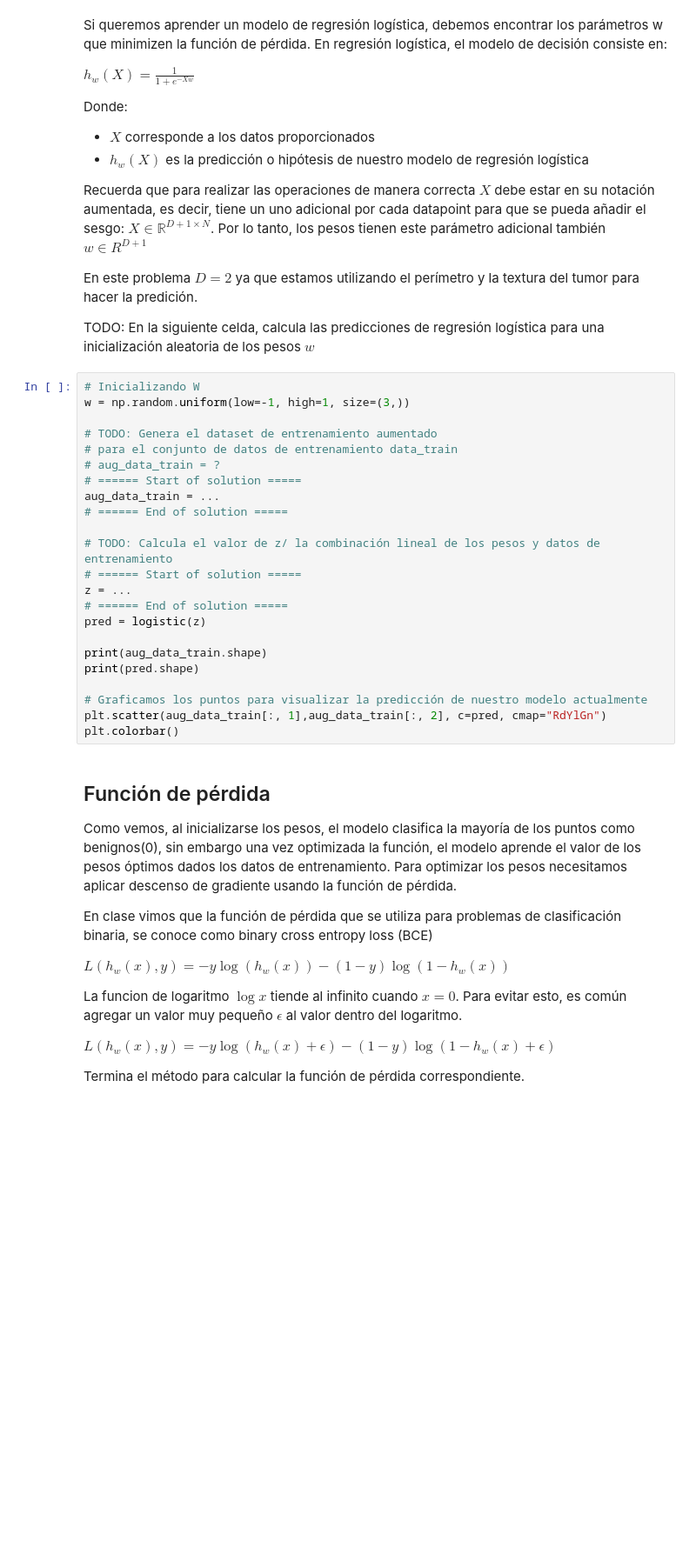
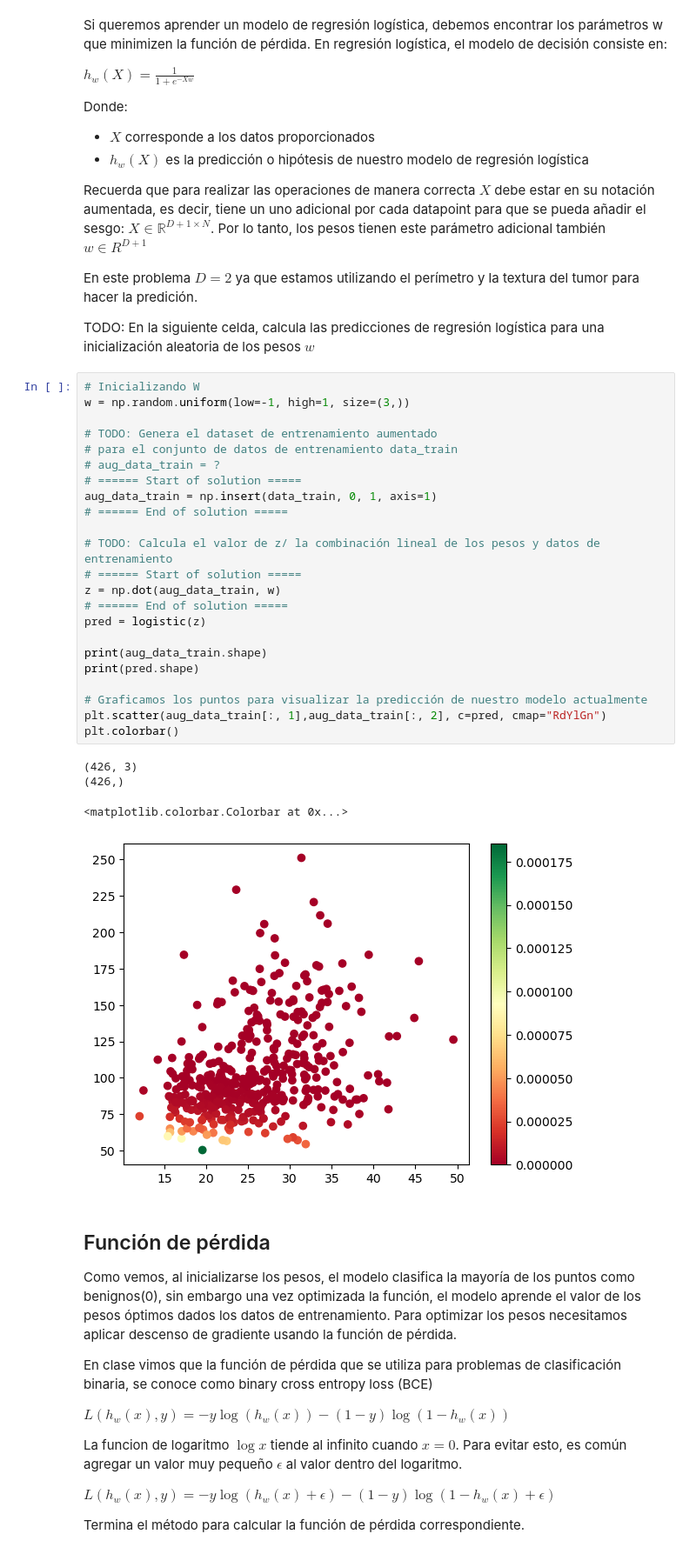
Before and after one commit to eliasib18/0.66, a Jupyter notebook: ejercicio_2-LogisticReg/ejercicio_2.ipynb, the cells around one changed output. Shown at 87% size. Saved outputs shown, nothing was run; the diff lists cells and outputs as text; blank space fills up the shorter version.

```diff
--- a/ejercicio_2-LogisticReg/ejercicio_2.ipynb
+++ b/ejercicio_2-LogisticReg/ejercicio_2.ipynb
@@ -411,26 +411,31 @@ TODO: En la siguiente celda, calcula las predicciones de regresión logística p
 # %%
 # Inicializando W
 w = np.random.uniform(low=-1, high=1, size=(3,))
 
 # TODO: Genera el dataset de entrenamiento aumentado
 # para el conjunto de datos de entrenamiento data_train
 # aug_data_train = ?
 # ====== Start of solution =====
-aug_data_train = ...
+aug_data_train = np.insert(data_train, 0, 1, axis=1)
 # ====== End of solution =====
 
 # TODO: Calcula el valor de z/ la combinación lineal de los pesos y datos de entrenamiento
 # ====== Start of solution =====
-z = ...
+z = np.dot(aug_data_train, w)
 # ====== End of solution =====
 pred = logistic(z)
 
 print(aug_data_train.shape)
 print(pred.shape)
 
 # Graficamos los puntos para visualizar la predicción de nuestro modelo actualmente
 plt.scatter(aug_data_train[:, 1],aug_data_train[:, 2], c=pred, cmap="RdYlGn")
 plt.colorbar()
+# %% [output]
+(426, 3)
+(426,)
+<matplotlib.colorbar.Colorbar at 0x...>
+[figure, added]
 # %% [markdown]
 ## Función de pérdida
 Como vemos, al inicializarse los pesos, el modelo clasifica la mayoría de los puntos como benignos(0), sin embargo una vez optimizada la función, el modelo aprende el valor de los pesos óptimos dados los datos de entrenamiento. Para optimizar los pesos necesitamos aplicar descenso de gradiente usando la función de pérdida.
```
Also changed, not shown: parts of 11 cells of this notebook.
